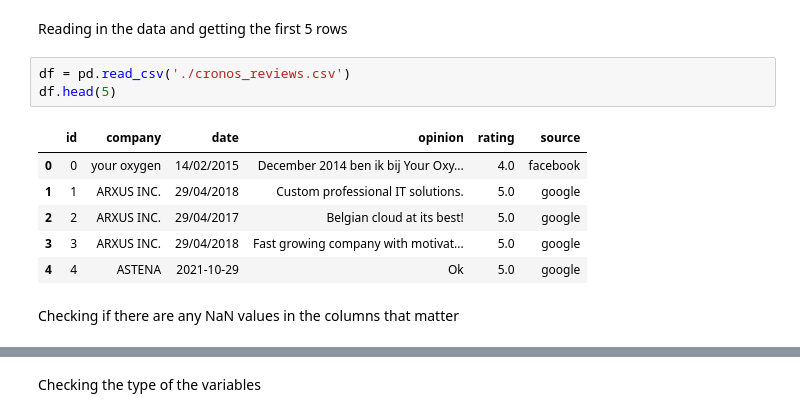
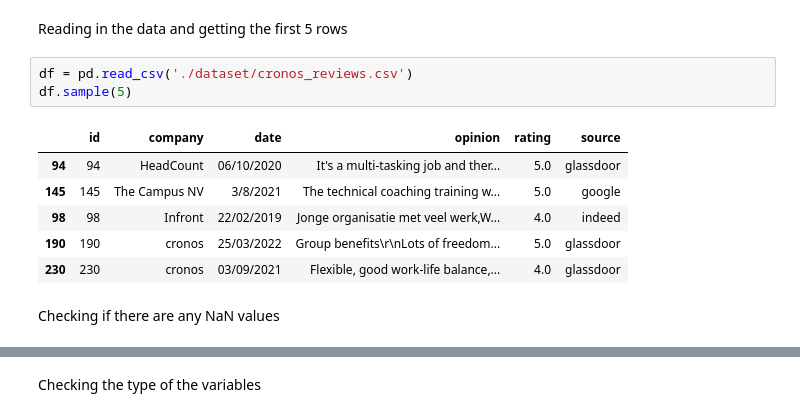
Before and after one commit to davidwong19/cronos-sentiment-analyse, a Jupyter notebook: SA_Cronos_Rehtse/sa_cronos.ipynb, the cells around one changed output, grey strips where cells are left out. Drawn from its saved outputs; the diff is of its cells as text.

Commit message:
Changes in sa_cronos_reviews.csv

```diff
--- a/SA_Cronos_Rehtse/sa_cronos.ipynb
+++ b/SA_Cronos_Rehtse/sa_cronos.ipynb
@@ -23,17 +23,17 @@ import nltk
 # %% [markdown]
 Reading in the data and getting the first 5 rows
 # %%
-df = pd.read_csv('./cronos_reviews.csv')
-df.head(5)
+df = pd.read_csv('./dataset/cronos_reviews.csv')
+df.sample(5)
 # %% [output]
 |  | id | company | date | opinion | rating | source |
-| 0 | 0 | your oxygen | 14/02/2015 | December 2014 ben ik bij Your Oxy... | 4.0 | facebook |
-| 1 | 1 | ARXUS INC. | 29/04/2018 | Custom professional IT solutions. | 5.0 | google |
-| 2 | 2 | ARXUS INC. | 29/04/2017 | Belgian cloud at its best! | 5.0 | google |
-| 3 | 3 | ARXUS INC. | 29/04/2018 | Fast growing company with motivat... | 5.0 | google |
-| 4 | 4 | ASTENA | 2021-10-29 | Ok | 5.0 | google |
+| 94 | 94 | HeadCount | 06/10/2020 | It's a multi-tasking job and ther... | 5.0 | glassdoor |
+| 145 | 145 | The Campus NV | 3/8/2021 | The technical coaching training w... | 5.0 | google |
+| 98 | 98 | Infront | 22/02/2019 | Jonge organisatie met veel werk,W... | 4.0 | indeed |
+| 190 | 190 | cronos | 25/03/2022 | Group benefits\r\nLots of freedom... | 5.0 | glassdoor |
+| 230 | 230 | cronos | 03/09/2021 | Flexible, good work-life balance,... | 4.0 | glassdoor |
 # %% [markdown]
-Checking if there are any NaN values in the columns that matter
+Checking if there are any NaN values
 # %%
 df.isna().sum()
 # %% [output]
```
Also changed, not shown: parts of 11 cells of this notebook.
